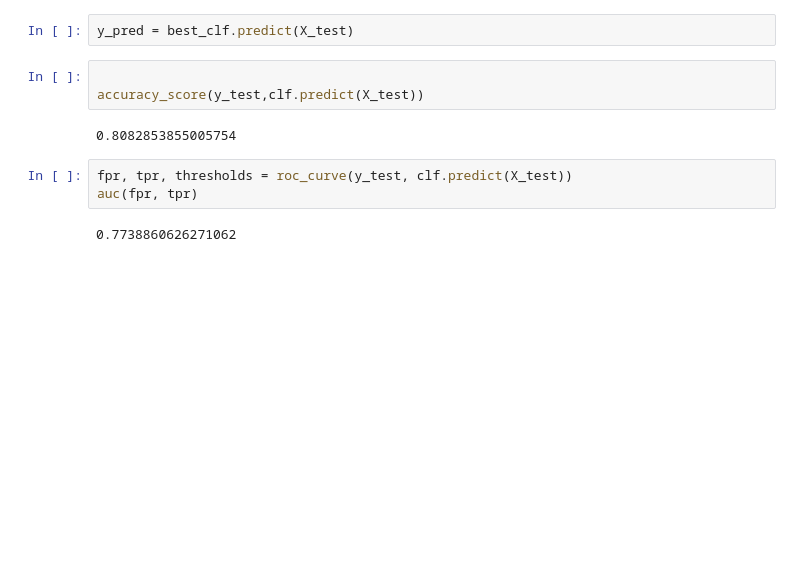
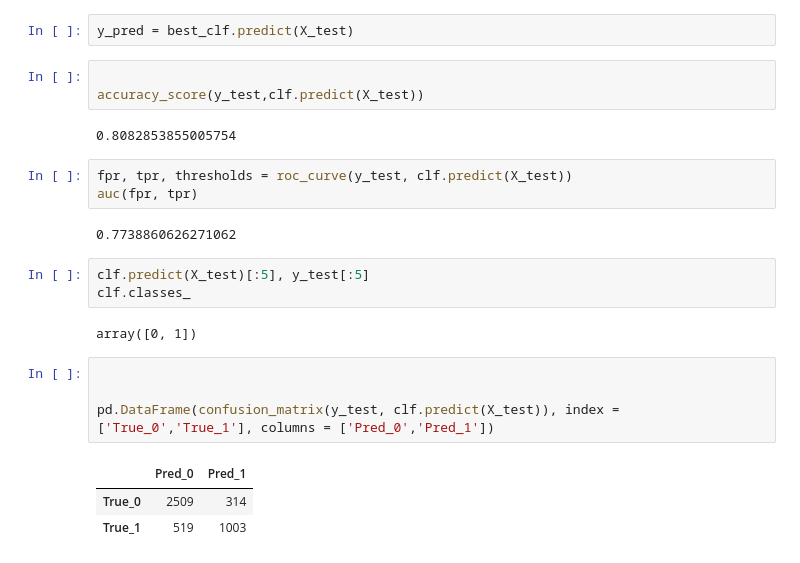
Before and after one commit to mzhou356/bike-sharing-regression, a Jupyter notebook: biking_logistic_regression.ipynb, the cells around one changed output. Saved outputs shown, nothing was run; the diff lists cells and outputs as text; blank space fills up the shorter version.

```diff
--- a/biking_logistic_regression.ipynb
+++ b/biking_logistic_regression.ipynb
@@ -251,3 +252,16 @@ fpr, tpr, thresholds = roc_curve(y_test, clf.predict(X_test))
 auc(fpr, tpr)
 # %% [output]
 0.7738860626271062
+# %%
+clf.predict(X_test)[:5], y_test[:5]
+clf.classes_
+# %% [output]
+array([0, 1])
+# %%
+
+
+pd.DataFrame(confusion_matrix(y_test, clf.predict(X_test)), index = ['True_0','True_1'], columns = ['Pred_0','Pred_1'])
+# %% [output]
+|  | Pred_0 | Pred_1 |
+| True_0 | 2509 | 314 |
+| True_1 | 519 | 1003 |
```
Also changed, not shown: parts of 14 cells of this notebook.
